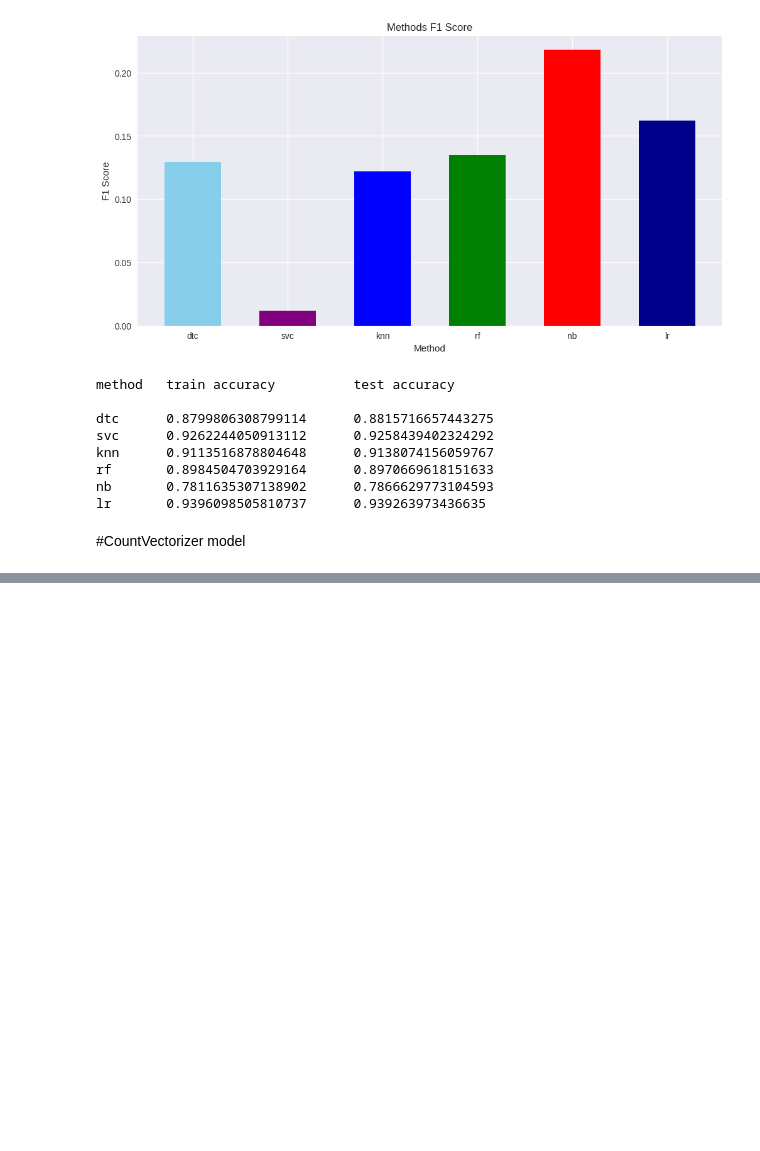
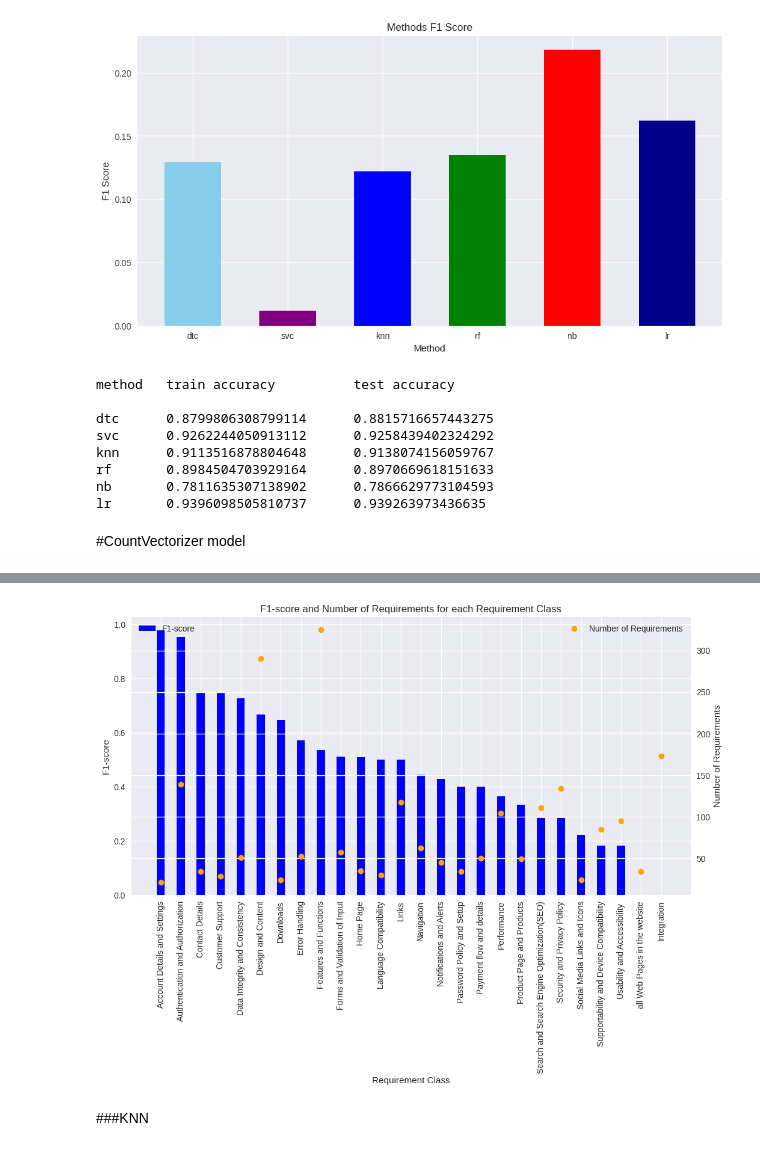
Before and after one commit to Khomiakov7706/requirements_analysis, a Jupyter notebook: Requirement_analysis.ipynb, the cells around one changed output, grey strips where cells are left out. Saved outputs shown, nothing was run; the diff lists cells and outputs as text; code cells hidden in the pictures; blank space fills up the shorter version.

Commit message:
CountVectorizer classification performed

```diff
--- a/Requirement_analysis.ipynb
+++ b/Requirement_analysis.ipynb
@@ -870,0 +971,31 @@ WARNING:matplotlib.legend:No artists with labels found to put in legend.  Note t
+# %%
+#@title CountVectorizer F1-score and Number of Requirements for each Requirement Class
+
+plt.style.use('seaborn')
+
+# Get the number of requirements for each class
+rf_sorted_f1_score = dict(sorted(rf_f1_score.items(), key=lambda item: item[1], reverse=True))
+
+fig, ax1 = plt.subplots(figsize=(12, 6))
+bar_width = 0.4
+
+# Plot the F1-score
+ax1.bar(rf_sorted_f1_score.keys(), rf_sorted_f1_score.values(), width=bar_width, label='F1-score', color='blue')
+ax1.set_ylabel('F1-score')
+ax1.legend(loc='upper left')
+
+plt.title('F1-score and Number of Requirements for each Requirement Class')
+plt.xlabel('Requirement Class')
+plt.xticks(rotation=90)
+
+# Create a secondary y-axis for number of requirements
+ax2 = ax1.twinx()
+ax2.plot(requirement_classes, class_requirements, color='orange', linestyle='', marker='o', label='Number of Requirements')
+ax2.set_ylabel('Number of Requirements')
+ax2.legend(loc='upper right')
+
+plt.show()
+# %% [output]
+[figure, added]
+# %% [markdown]
+###KNN
```
Also changed, not shown: parts of 32 cells of this notebook.
